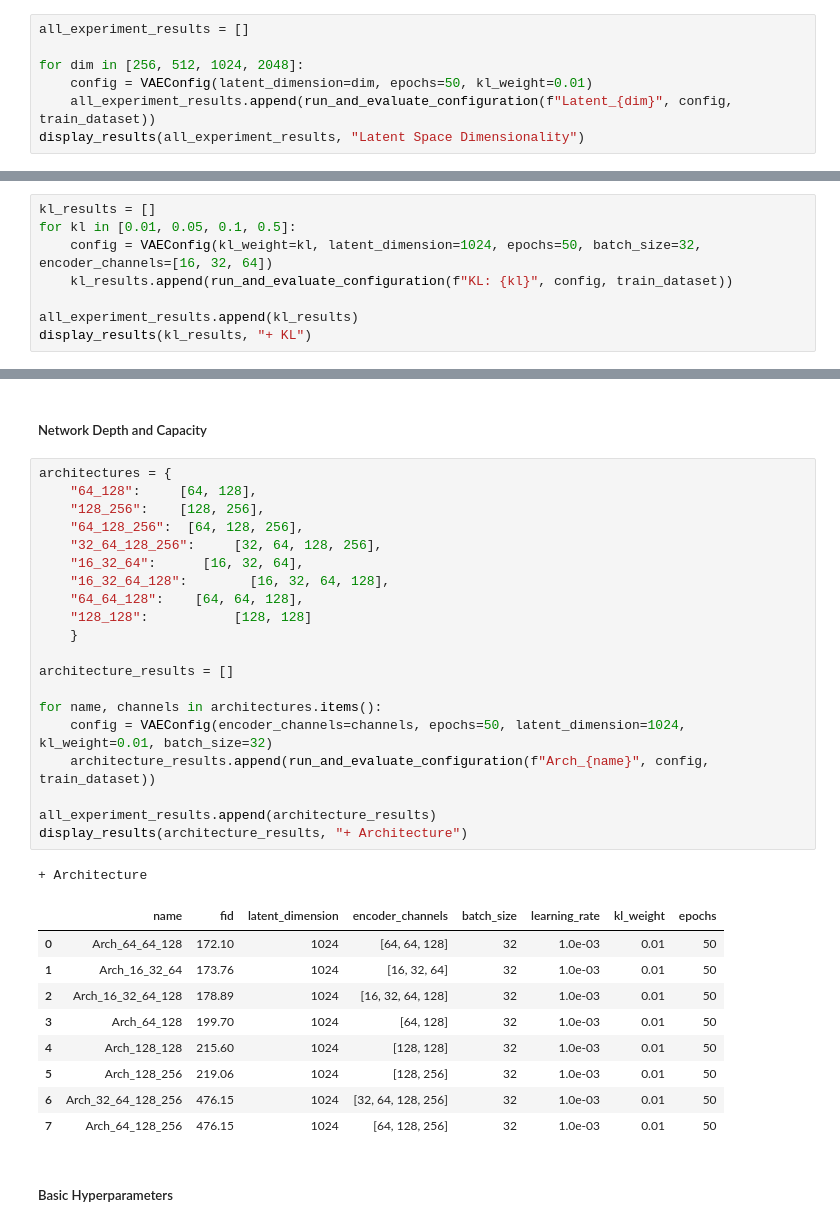
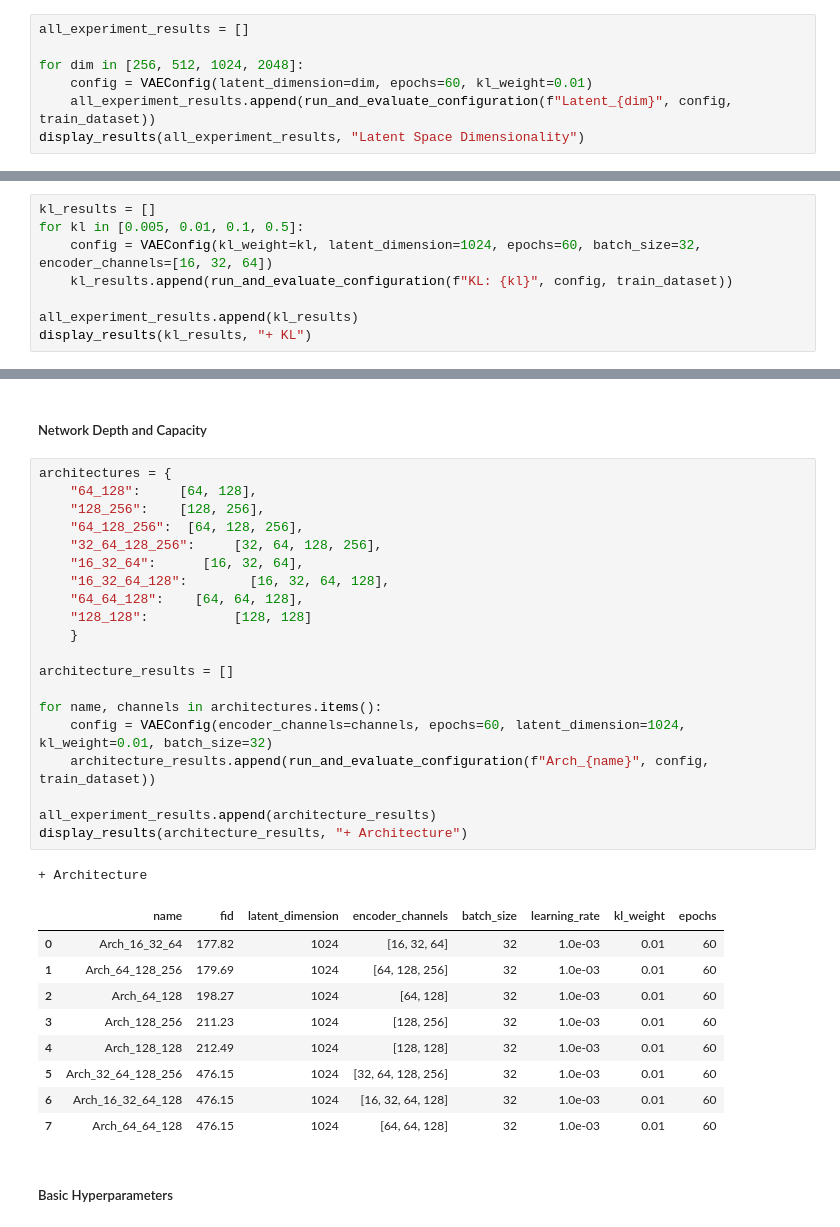
Before and after one commit to hbiegacz/artificial_neural_networks, a Jupyter notebook: mini_project_4/piatek_Biegacz_Cieslik/experiments.ipynb, the cells around one changed output, grey strips where cells are left out. Saved outputs shown, nothing was run; the diff lists cells and outputs as text.

```diff
--- a/mini_project_4/piatek_Biegacz_Cieslik/experiments.ipynb
+++ b/mini_project_4/piatek_Biegacz_Cieslik/experiments.ipynb
@@ -135,7 +146,7 @@ display_results(all_experiment_results0, "Latent Space Dimensionality")
 all_experiment_results = []
 
 for dim in [256, 512, 1024, 2048]:
-    config = VAEConfig(latent_dimension=dim, epochs=50, kl_weight=0.01)
+    config = VAEConfig(latent_dimension=dim, epochs=60, kl_weight=0.01)
     all_experiment_results.append(run_and_evaluate_configuration(f"Latent_{dim}", config, train_dataset))
 display_results(all_experiment_results, "Latent Space Dimensionality")
 # %% [output]
@@ -149,8 +160,8 @@ Latent Space Dimensionality
 #### ?
 # %%
 kl_results = []
-for kl in [0.01, 0.05, 0.1, 0.5]:
-    config = VAEConfig(kl_weight=kl, latent_dimension=1024, epochs=50, batch_size=32, encoder_channels=[16, 32, 64])
+for kl in [0.005, 0.01, 0.1, 0.5]:
+    config = VAEConfig(kl_weight=kl, latent_dimension=1024, epochs=60, batch_size=32, encoder_channels=[16, 32, 64])
     kl_results.append(run_and_evaluate_configuration(f"KL: {kl}", config, train_dataset))
 
 all_experiment_results.append(kl_results)
@@ -167,34 +178,34 @@ display_results(kl_results, "+ KL")
 # %%
 architectures = {
     "64_128":     [64, 128],
     "128_256":    [128, 256],
     "64_128_256":  [64, 128, 256],
     "32_64_128_256":     [32, 64, 128, 256],
     "16_32_64":      [16, 32, 64],
     "16_32_64_128":        [16, 32, 64, 128],
     "64_64_128":    [64, 64, 128],
     "128_128":           [128, 128]
     }
 
 architecture_results = []
 
 for name, channels in architectures.items():
-    config = VAEConfig(encoder_channels=channels, epochs=50, latent_dimension=1024, kl_weight=0.01, batch_size=32)
+    config = VAEConfig(encoder_channels=channels, epochs=60, latent_dimension=1024, kl_weight=0.01, batch_size=32)
     architecture_results.append(run_and_evaluate_configuration(f"Arch_{name}", config, train_dataset))
 
 all_experiment_results.append(architecture_results)
 display_results(architecture_results, "+ Architecture")
 # %% [output]
 + Architecture
 |  | name | fid | latent_dimension | encoder_channels | batch_size | learning_rate | kl_weight | epochs |
-| 0 | Arch_64_64_128 | 172.10 | 1024 | [64, 64, 128] | 32 | 1.0e-03 | 0.01 | 50 |
-| 1 | Arch_16_32_64 | 173.76 | 1024 | [16, 32, 64] | 32 | 1.0e-03 | 0.01 | 50 |
-| 2 | Arch_16_32_64_128 | 178.89 | 1024 | [16, 32, 64, 128] | 32 | 1.0e-03 | 0.01 | 50 |
-| 3 | Arch_64_128 | 199.70 | 1024 | [64, 128] | 32 | 1.0e-03 | 0.01 | 50 |
-| 4 | Arch_128_128 | 215.60 | 1024 | [128, 128] | 32 | 1.0e-03 | 0.01 | 50 |
-| 5 | Arch_128_256 | 219.06 | 1024 | [128, 256] | 32 | 1.0e-03 | 0.01 | 50 |
-| 6 | Arch_32_64_128_256 | 476.15 | 1024 | [32, 64, 128, 256] | 32 | 1.0e-03 | 0.01 | 50 |
-| 7 | Arch_64_128_256 | 476.15 | 1024 | [64, 128, 256] | 32 | 1.0e-03 | 0.01 | 50 |
+| 0 | Arch_16_32_64 | 177.82 | 1024 | [16, 32, 64] | 32 | 1.0e-03 | 0.01 | 60 |
+| 1 | Arch_64_128_256 | 179.69 | 1024 | [64, 128, 256] | 32 | 1.0e-03 | 0.01 | 60 |
+| 2 | Arch_64_128 | 198.27 | 1024 | [64, 128] | 32 | 1.0e-03 | 0.01 | 60 |
+| 3 | Arch_128_256 | 211.23 | 1024 | [128, 256] | 32 | 1.0e-03 | 0.01 | 60 |
+| 4 | Arch_128_128 | 212.49 | 1024 | [128, 128] | 32 | 1.0e-03 | 0.01 | 60 |
+| 5 | Arch_32_64_128_256 | 476.15 | 1024 | [32, 64, 128, 256] | 32 | 1.0e-03 | 0.01 | 60 |
+| 6 | Arch_16_32_64_128 | 476.15 | 1024 | [16, 32, 64, 128] | 32 | 1.0e-03 | 0.01 | 60 |
+| 7 | Arch_64_64_128 | 476.15 | 1024 | [64, 64, 128] | 32 | 1.0e-03 | 0.01 | 60 |
 # %% [markdown]
 ##### Basic Hyperparameters
 # %%
```
Also changed, not shown: parts of 10 cells of this notebook, 3 other files.
